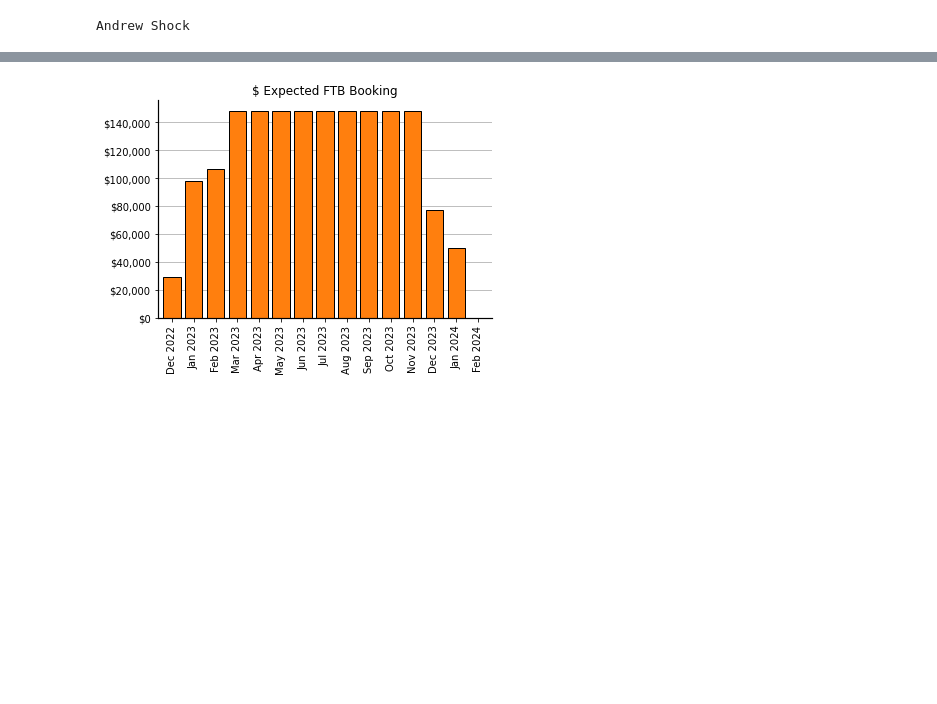
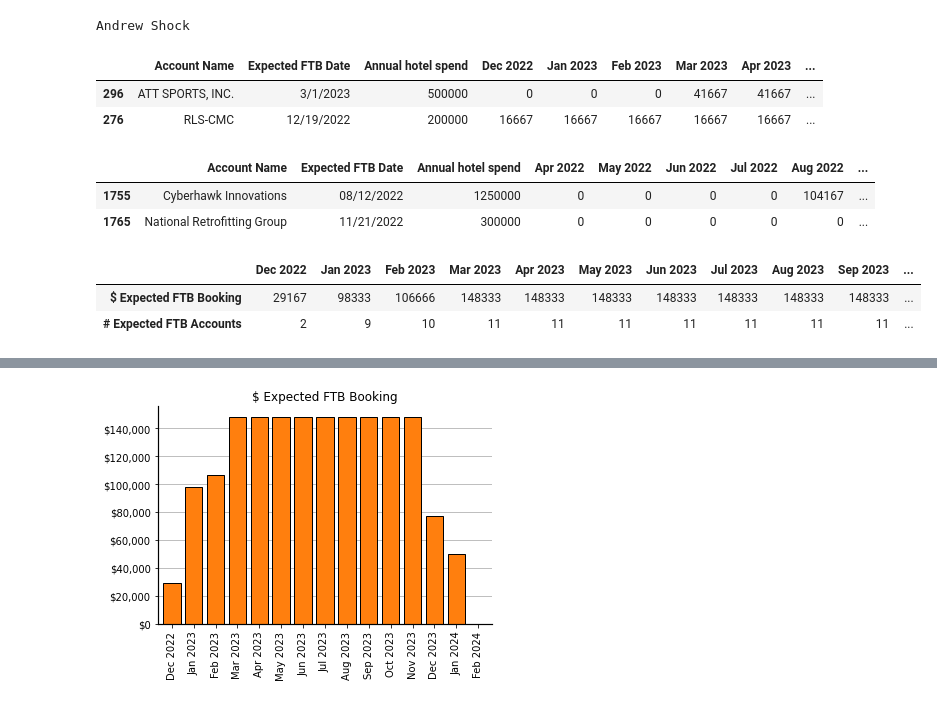
Before and after one commit to EnricoBorriello/Pipeline, a Jupyter notebook: Main.ipynb, the cells around one changed output, grey strips where cells are left out. Cells and saved outputs as stored; diff of their text form; code cells hidden in the pictures; blank space fills up the shorter version.

```diff
--- a/Main.ipynb
+++ b/Main.ipynb
@@ -152,28 +107,2 @@ def customer_detail(df,owner):
-# %%
-def partial_pipeline_summary( detail , detail_type ):
-    # detail type can be either 'pre' or 'post'
-
-    numeric_columns = detail.select_dtypes(include='number')
-    cols = numeric_columns.columns
-
-    # Here are the first two lines of "Pipeline Summary":
-
-    numeric_columns = detail.select_dtypes(include='number')
-    df1exp = (pd.DataFrame(numeric_columns.sum()))
-    df2exp = pd.DataFrame((detail[cols] != 0).sum())
-
-    if detail_type == 'pre':
-        label1 = '$ Expected FTB Booking'
-        label2 = '# Expected FTB Accounts'
-    if detail_type == 'post':
-        label1 = '$ Confirmed Pipeline Bookings'
-        label2 = '# Confirmed Pipeline Accounts'
-
-    df1exp.rename(columns={0: label1}, inplace=True)
-    df2exp.rename(columns={0: label2}, inplace=True)
-
-    df_exp = (pd.concat([df1exp, df2exp], axis=1)[1:]).transpose()
-
-    return df_exp
 # %% [markdown]
 # Partial Visualizations
@@ -226,9 +117,21 @@ print(owner)
 # %% [output]
 Andrew Shock
 # %%
-#detail_pre[:2]
+detail_pre[:2]
+# %% [output]
+|  | Account Name | Expected FTB Date | Annual hotel spend | Dec 2022 | Jan 2023 | Feb 2023 | Mar 2023 | Apr 2023 | ... |
+| 296 | ATT SPORTS, INC. | 3/1/2023 | 500000 | 0 | 0 | 0 | 41667 | 41667 | ... |
+| 276 | RLS-CMC | 12/19/2022 | 200000 | 16667 | 16667 | 16667 | 16667 | 16667 | ... |
 # %%
-#detail_post[:2]
+detail_post[:2]
+# %% [output]
+|  | Account Name | Expected FTB Date | Annual hotel spend | Apr 2022 | May 2022 | Jun 2022 | Jul 2022 | Aug 2022 | ... |
+| 1755 | Cyberhawk Innovations | 08/12/2022 | 1250000 | 0 | 0 | 0 | 0 | 104167 | ... |
+| 1765 | National Retrofitting Group | 11/21/2022 | 300000 | 0 | 0 | 0 | 0 | 0 | ... |
 # %%
-#partial_pipeline_summary( detail_pre , detail_type = 'pre' )
+partial_pipeline_summary( detail_pre , detail_type = 'pre' )
+# %% [output]
+|  | Dec 2022 | Jan 2023 | Feb 2023 | Mar 2023 | Apr 2023 | May 2023 | Jun 2023 | Jul 2023 | Aug 2023 | Sep 2023 | ... |
+| $ Expected FTB Booking | 29167 | 98333 | 106666 | 148333 | 148333 | 148333 | 148333 | 148333 | 148333 | 148333 | ... |
+| # Expected FTB Accounts | 2 | 9 | 10 | 11 | 11 | 11 | 11 | 11 | 11 | 11 | ... |
 # %%
```
Also changed, not shown: parts of 10 cells of this notebook, 4 other files.
